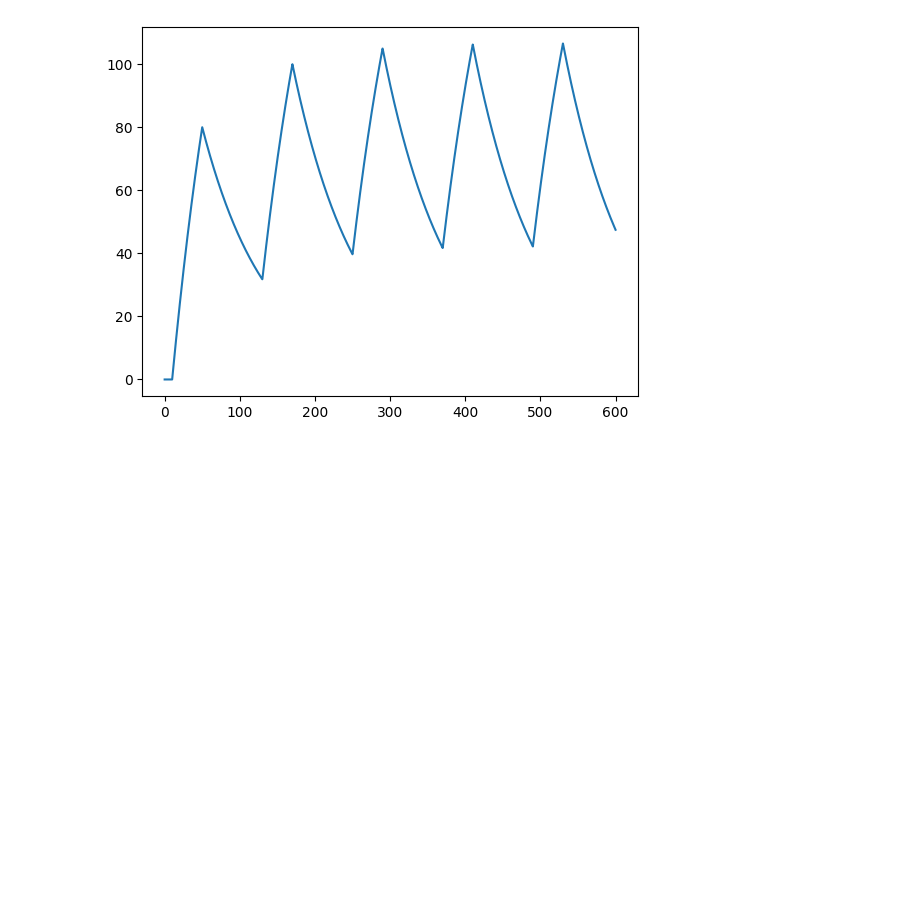
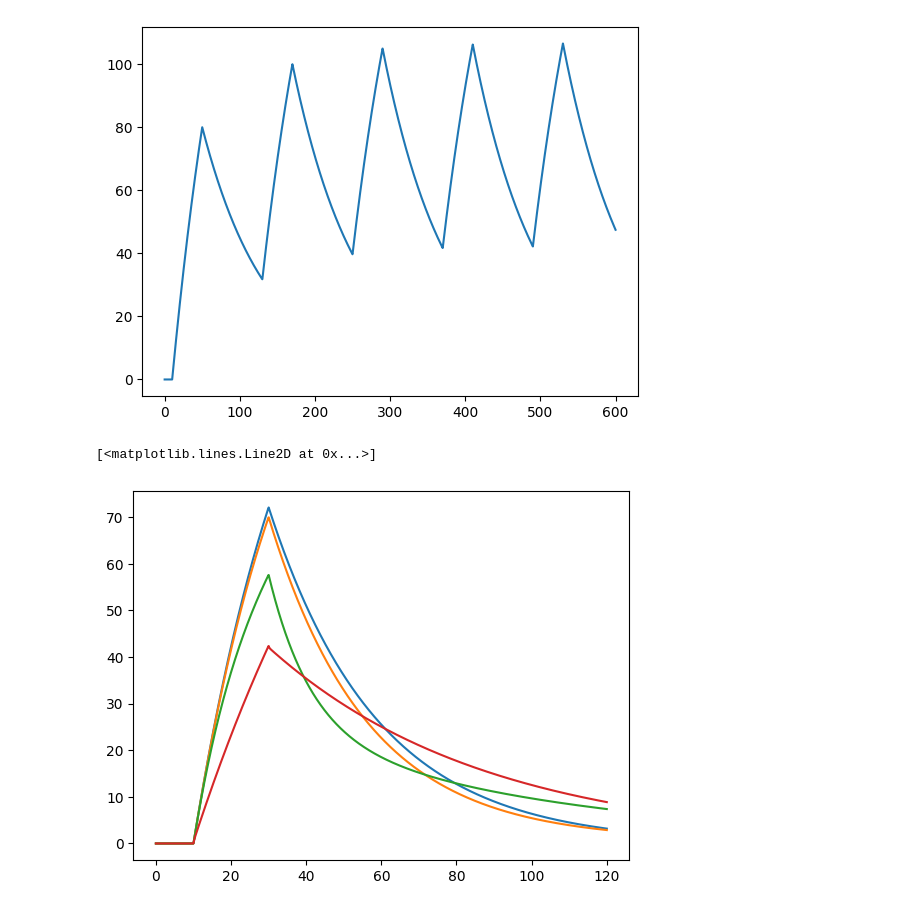
Before and after one commit to moises-santillan/MathematicalBiology, a Jupyter notebook: code/pharmacokinetics.ipynb, the cells around one changed output. Drawn from its saved outputs; the diff is of its cells as text; code cells hidden in the pictures; blank space fills up the shorter version.

```diff
--- a/code/pharmacokinetics.ipynb
+++ b/code/pharmacokinetics.ipynb
@@ -62,3 +62,51 @@ plt.plot(t,u)
 # %% [output]
 [<matplotlib.lines.Line2D at 0x...>]
 [figure]
+# %%
+def Jin(t, ti, tf, h):
+    if (t >= ti) and (t <= tf):
+        aux = h
+    else:
+        aux = 0
+    return aux
+
+def two_comp_model(u, t, ti, tf, h, mu, gamma):
+    du = np.zeros(2)
+    du[0] = Jin(t, ti, tf, h) - mu * u[0] - gamma * (u[0] - u[1])
+    du[1] = gamma * (u[0] - u[1])
+    return du
+# %%
+mu = np.log(2)/20.
+t = np.linspace(0, 120, 2000)
+
+gamma = 0
+ti = 10
+tf = 30
+h = 5
+u = odeint(two_comp_model, [0, 0], t, args=(ti, tf, h, mu, gamma))
+plt.plot(t, u[:,0])
+
+
+gamma = .1*mu
+ti = 10
+tf = 30
+h = 5
+u = odeint(two_comp_model, [0, 0], t, args=(ti, tf, h, mu, gamma))
+plt.plot(t, u[:,0])
+
+gamma = mu
+ti = 10
+tf = 30
+h = 5
+u = odeint(two_comp_model, [0, 0], t, args=(ti, tf, h, mu, gamma))
+plt.plot(t, u[:,0])
+
+gamma = 1000*mu
+ti = 10
+tf = 30
+h = 5
+u = odeint(two_comp_model, [0, 0], t, args=(ti, tf, h, mu, gamma))
+plt.plot(t, u[:,0])
+# %% [output]
+[<matplotlib.lines.Line2D at 0x...>]
+[figure, added]
```
Also changed, not shown: parts of 4 cells of this notebook.
